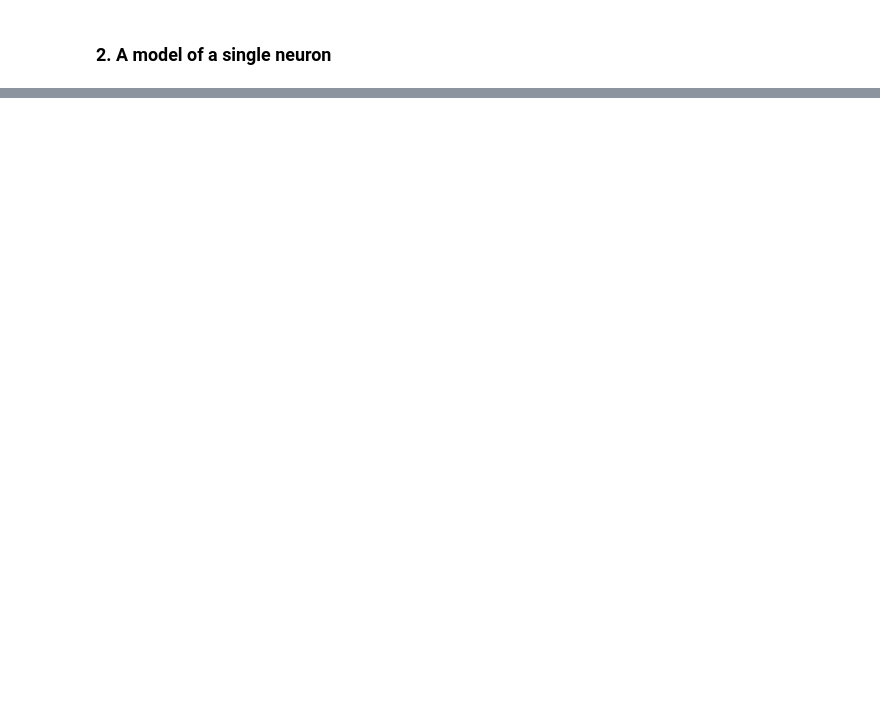
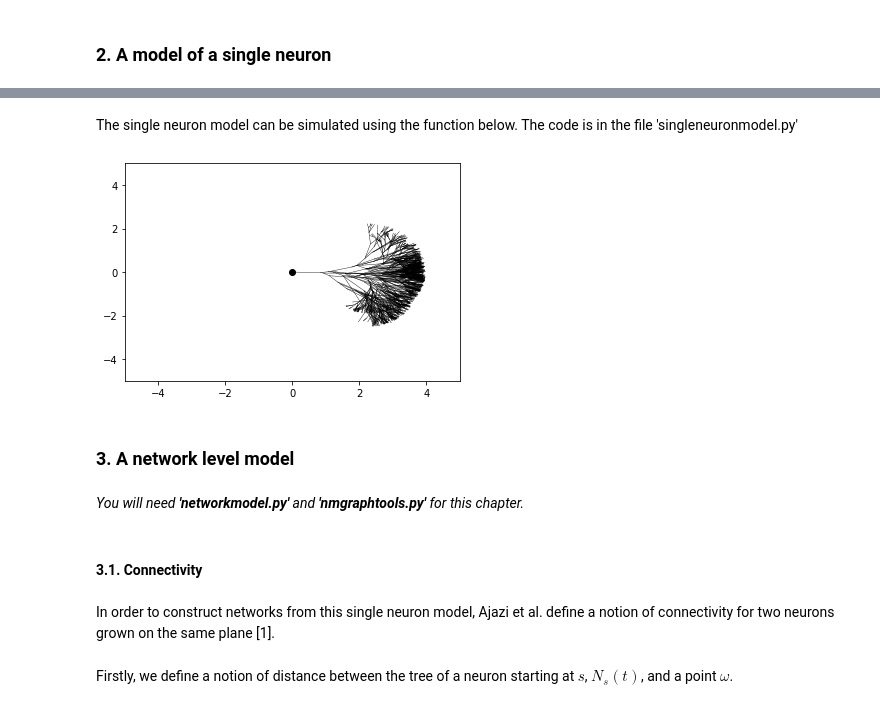
Before and after one commit to rnartallo/randomlygrownnetworks, a Jupyter notebook: HypExtRandNN.ipynb, the cells around one changed output, grey strips where cells are left out. Saved outputs shown, nothing was run; the diff lists cells and outputs as text; code cells hidden in the pictures; blank space fills up the shorter version.

Commit message:
RN - first two chapters in Jupyter NB

```diff
--- a/HypExtRandNN.ipynb
+++ b/HypExtRandNN.ipynb
@@ -15,0 +49,22 @@ This Jupyter notebook and the associated Python files allow for the simulation o
+# %% [markdown]
+The single neuron model can be simulated using the function below. The code is in the file 'singleneuronmodel.py'
+# %%
+import singleneuronmodel as snm
+plt.xlim(right=5,left=-5)
+plt.ylim(top=5,bottom=-5)
+plt.scatter(0,0,color="black")
+
+#Parameters are (angle_lower_bound,angle_upperbound,T,lambd,initial_position)
+edges = snm.growingneuron(-m.pi/6,m.pi/6,4,2,[0,0])
+# %% [output]
+[figure, added]
+# %% [markdown]
+### 3. A network level model
+# %% [markdown]
+_You will need ***'networkmodel.py'*** and ***'nmgraphtools.py'*** for this chapter._
+# %% [markdown]
+#### 3.1. Connectivity ###
+# %% [markdown]
+In order to construct networks from this single neuron model, Ajazi et al. define a notion of connectivity for two neurons grown on the same plane [1].
+# %% [markdown]
+Firstly, we define a notion of distance between the tree of a neuron starting at $s$, $N_s(t)$, and a point $\omega$.
```
Also changed, not shown: parts of 24 cells of this notebook, 3 other files.
